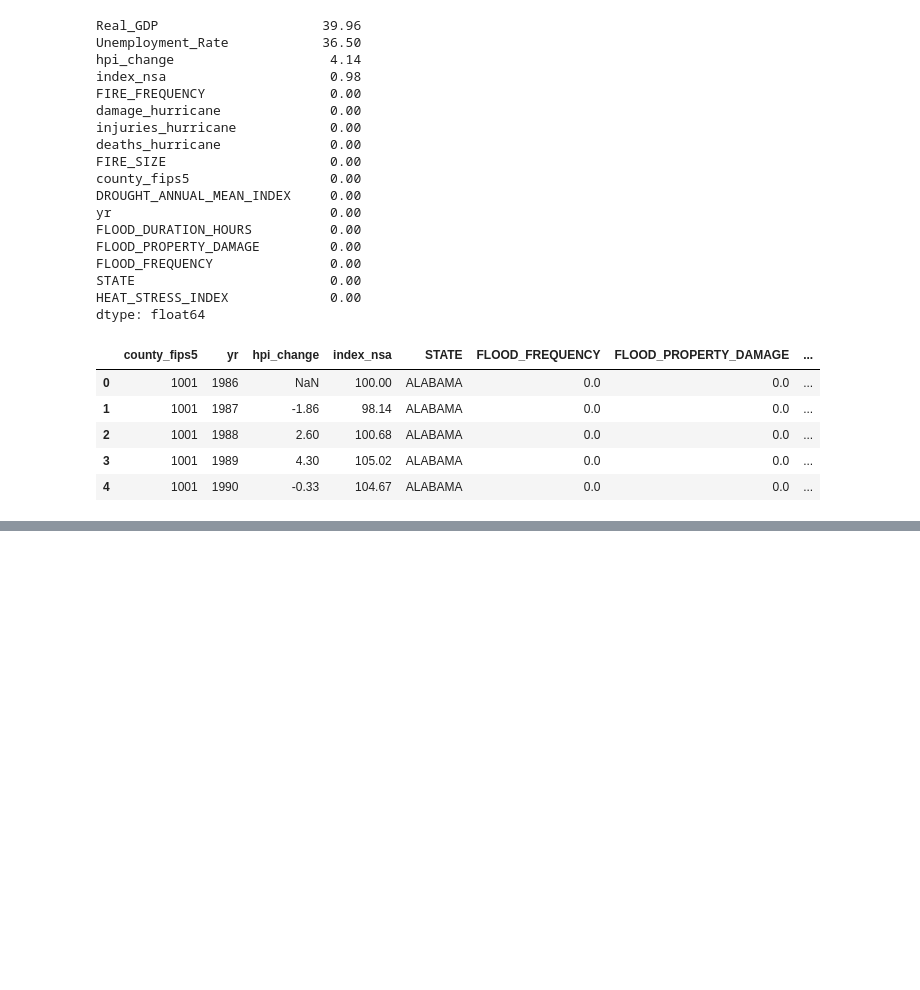
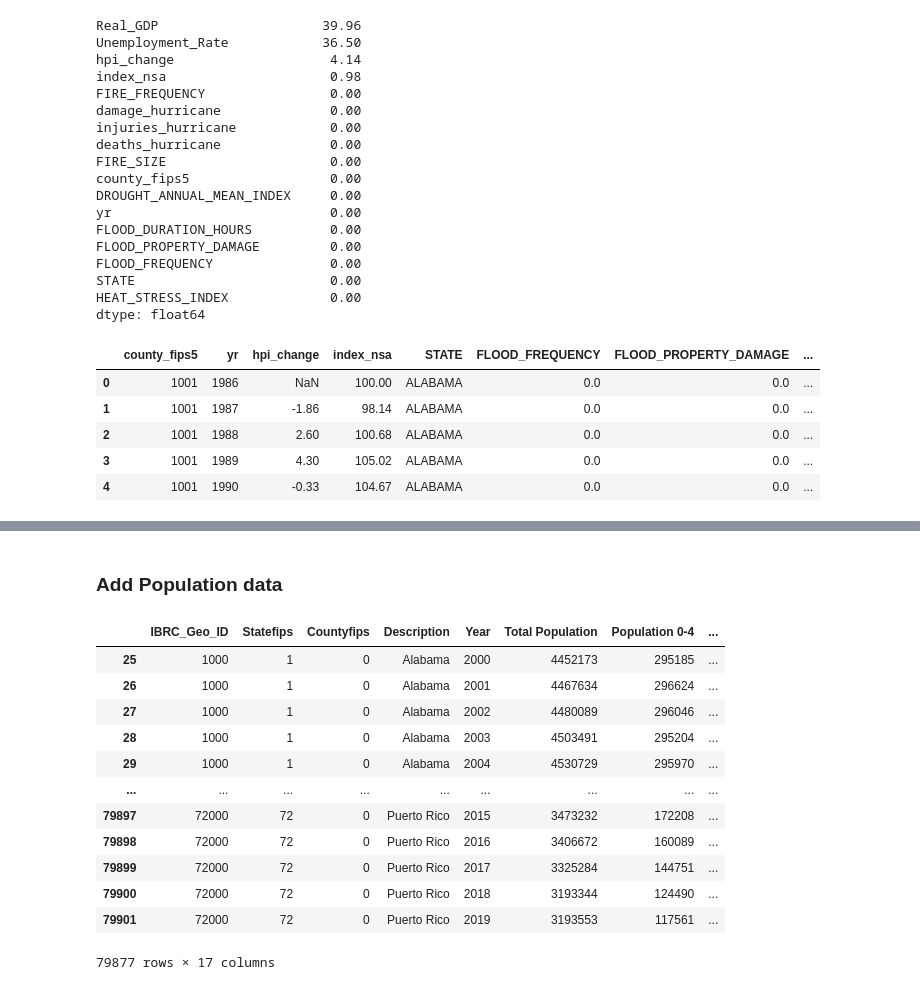
Before and after one commit to Ramil-cyber/Capstone_Citizensbank_climate-risk_insurance-exposure_monitoring, a Jupyter notebook: 03_code/data_exploration/datasets_join_v8.ipynb, the cells around one changed output, grey strips where cells are left out. Cells and saved outputs as stored; diff of their text form; code cells hidden in the pictures; blank space fills up the shorter version.

```diff
--- a/03_code/data_exploration/datasets_join_v8.ipynb
+++ b/03_code/data_exploration/datasets_join_v8.ipynb
@@ -697,0 +740,22 @@ population = pd.read_csv()
+# %% [markdown]
+### Add Population data
+# %%
+population = pd.read_csv(
+    "../../01_original_data/Financial Data/population_2000_2024/Population by Age and Sex - US, States, Counties.csv"
+)
+population = population.iloc[25:]
+population
+# %% [output]
+|  | IBRC_Geo_ID | Statefips | Countyfips | Description | Year | Total Population | Population 0-4 | ... |
+| 25 | 1000 | 1 | 0 | Alabama | 2000 | 4452173 | 295185 | ... |
+| 26 | 1000 | 1 | 0 | Alabama | 2001 | 4467634 | 296624 | ... |
+| 27 | 1000 | 1 | 0 | Alabama | 2002 | 4480089 | 296046 | ... |
+| 28 | 1000 | 1 | 0 | Alabama | 2003 | 4503491 | 295204 | ... |
+| 29 | 1000 | 1 | 0 | Alabama | 2004 | 4530729 | 295970 | ... |
+| ... | ... | ... | ... | ... | ... | ... | ... | ... |
+| 79897 | 72000 | 72 | 0 | Puerto Rico | 2015 | 3473232 | 172208 | ... |
+| 79898 | 72000 | 72 | 0 | Puerto Rico | 2016 | 3406672 | 160089 | ... |
+| 79899 | 72000 | 72 | 0 | Puerto Rico | 2017 | 3325284 | 144751 | ... |
+| 79900 | 72000 | 72 | 0 | Puerto Rico | 2018 | 3193344 | 124490 | ... |
+| 79901 | 72000 | 72 | 0 | Puerto Rico | 2019 | 3193553 | 117561 | ... |
+79877 rows × 17 columns
```
Also changed, not shown: parts of 18 cells of this notebook.
